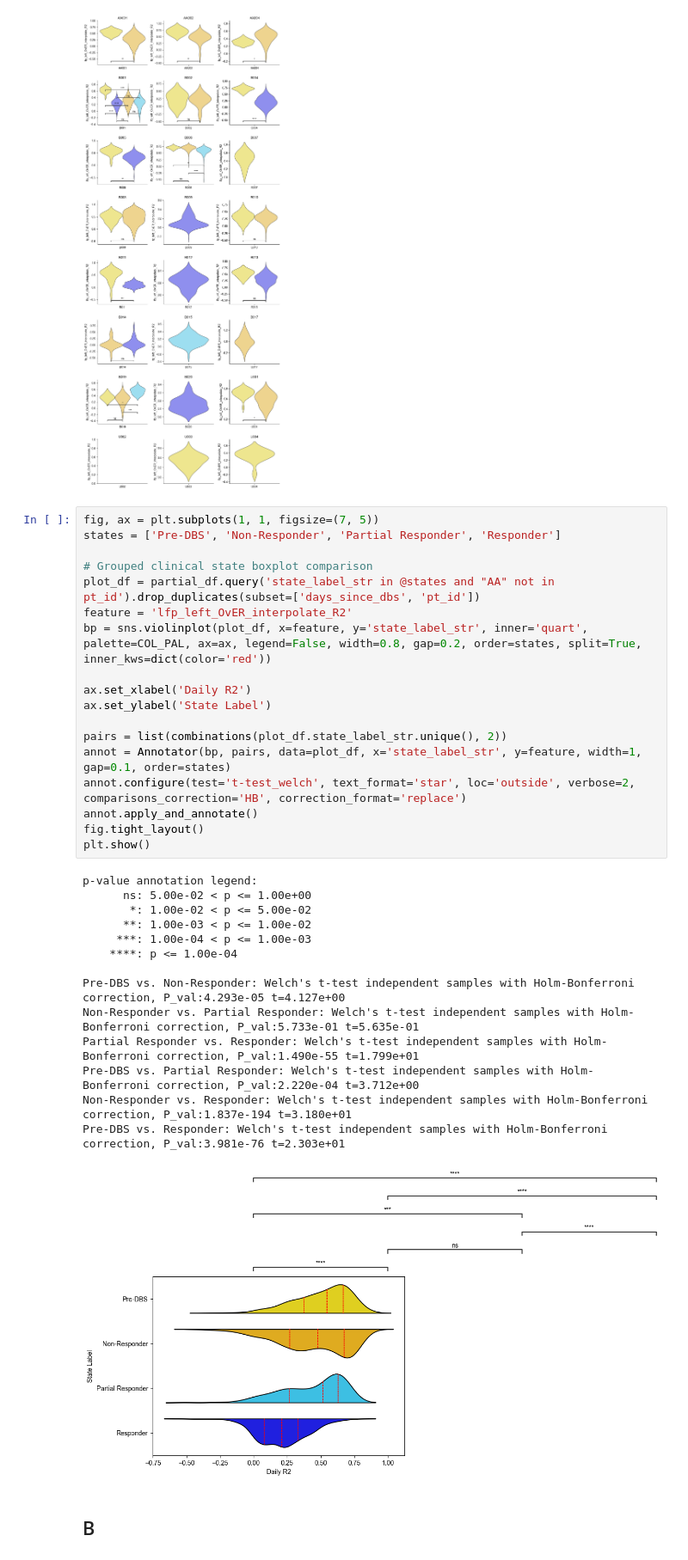
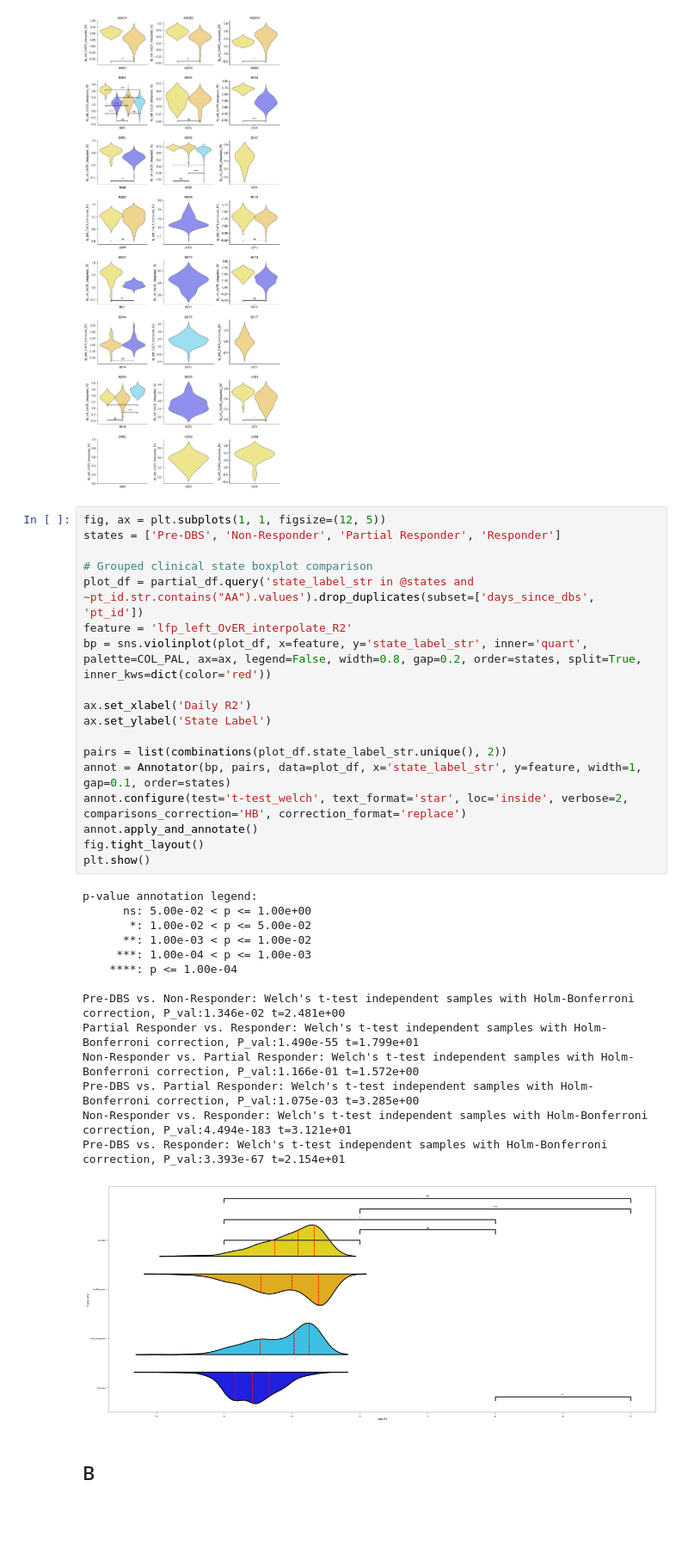
Before and after one commit to ProvenzaLab/PerceptPredictability, a Jupyter notebook: supplemental.ipynb, the cells around one changed output. Shown at 86% size. Drawn from its saved outputs; the diff is of its cells as text; blank space fills up the shorter version.

```diff
--- a/supplemental.ipynb
+++ b/supplemental.ipynb
@@ -359,38 +359,38 @@ p-value annotation legend:
 U001_Pre-DBS vs. U001_Non-Responder: Custom statistical test with Holm-Bonferroni correction, P_val:3.257e-02
 [figure]
 # %%
-fig, ax = plt.subplots(1, 1, figsize=(7, 5))
+fig, ax = plt.subplots(1, 1, figsize=(12, 5))
 states = ['Pre-DBS', 'Non-Responder', 'Partial Responder', 'Responder']
 
 # Grouped clinical state boxplot comparison
-plot_df = partial_df.query('state_label_str in @states and "AA" not in pt_id').drop_duplicates(subset=['days_since_dbs', 'pt_id'])
+plot_df = partial_df.query('state_label_str in @states and ~pt_id.str.contains("AA").values').drop_duplicates(subset=['days_since_dbs', 'pt_id'])
 feature = 'lfp_left_OvER_interpolate_R2'
 bp = sns.violinplot(plot_df, x=feature, y='state_label_str', inner='quart', palette=COL_PAL, ax=ax, legend=False, width=0.8, gap=0.2, order=states, split=True, inner_kws=dict(color='red'))
 
 ax.set_xlabel('Daily R2')
 ax.set_ylabel('State Label')
 
 pairs = list(combinations(plot_df.state_label_str.unique(), 2))
 annot = Annotator(bp, pairs, data=plot_df, x='state_label_str', y=feature, width=1, gap=0.1, order=states)
-annot.configure(test='t-test_welch', text_format='star', loc='outside', verbose=2, comparisons_correction='HB', correction_format='replace')
+annot.configure(test='t-test_welch', text_format='star', loc='inside', verbose=2, comparisons_correction='HB', correction_format='replace')
 annot.apply_and_annotate()
 fig.tight_layout()
 plt.show()
 # %% [output]
 p-value annotation legend:
       ns: 5.00e-02 < p <= 1.00e+00
        *: 1.00e-02 < p <= 5.00e-02
       **: 1.00e-03 < p <= 1.00e-02
      ***: 1.00e-04 < p <= 1.00e-03
     ****: p <= 1.00e-04
 
-Pre-DBS vs. Non-Responder: Welch's t-test independent samples with Holm-Bonferroni correction, P_val:4.293e-05 t=4.127e+00
-Non-Responder vs. Partial Responder: Welch's t-test independent samples with Holm-Bonferroni correction, P_val:5.733e-01 t=5.635e-01
+Pre-DBS vs. Non-Responder: Welch's t-test independent samples with Holm-Bonferroni correction, P_val:1.346e-02 t=2.481e+00
 Partial Responder vs. Responder: Welch's t-test independent samples with Holm-Bonferroni correction, P_val:1.490e-55 t=1.799e+01
-Pre-DBS vs. Partial Responder: Welch's t-test independent samples with Holm-Bonferroni correction, P_val:2.220e-04 t=3.712e+00
-Non-Responder vs. Responder: Welch's t-test independent samples with Holm-Bonferroni correction, P_val:1.837e-194 t=3.180e+01
-Pre-DBS vs. Responder: Welch's t-test independent samples with Holm-Bonferroni correction, P_val:3.981e-76 t=2.303e+01
+Non-Responder vs. Partial Responder: Welch's t-test independent samples with Holm-Bonferroni correction, P_val:1.166e-01 t=1.572e+00
+Pre-DBS vs. Partial Responder: Welch's t-test independent samples with Holm-Bonferroni correction, P_val:1.075e-03 t=3.285e+00
+Non-Responder vs. Responder: Welch's t-test independent samples with Holm-Bonferroni correction, P_val:4.494e-183 t=3.121e+01
+Pre-DBS vs. Responder: Welch's t-test independent samples with Holm-Bonferroni correction, P_val:3.393e-67 t=2.154e+01
-[figure, old version]
+[figure, new version]
 # %% [markdown]
 ## B
 # %%
```
Also changed, not shown: 1 other file.
